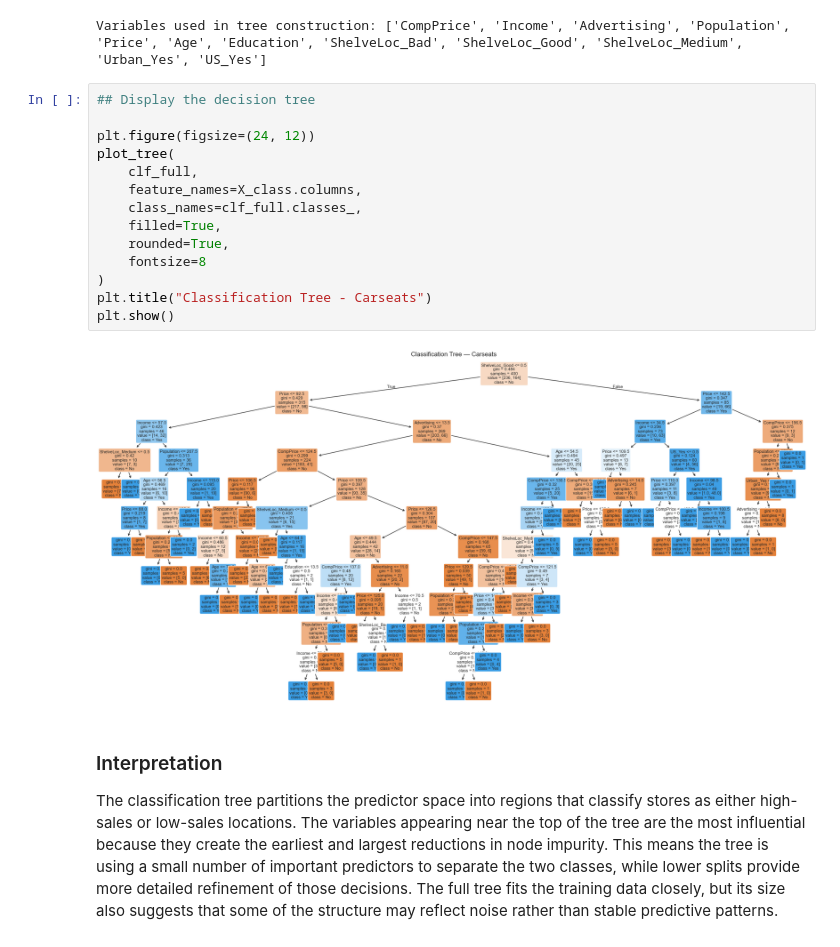
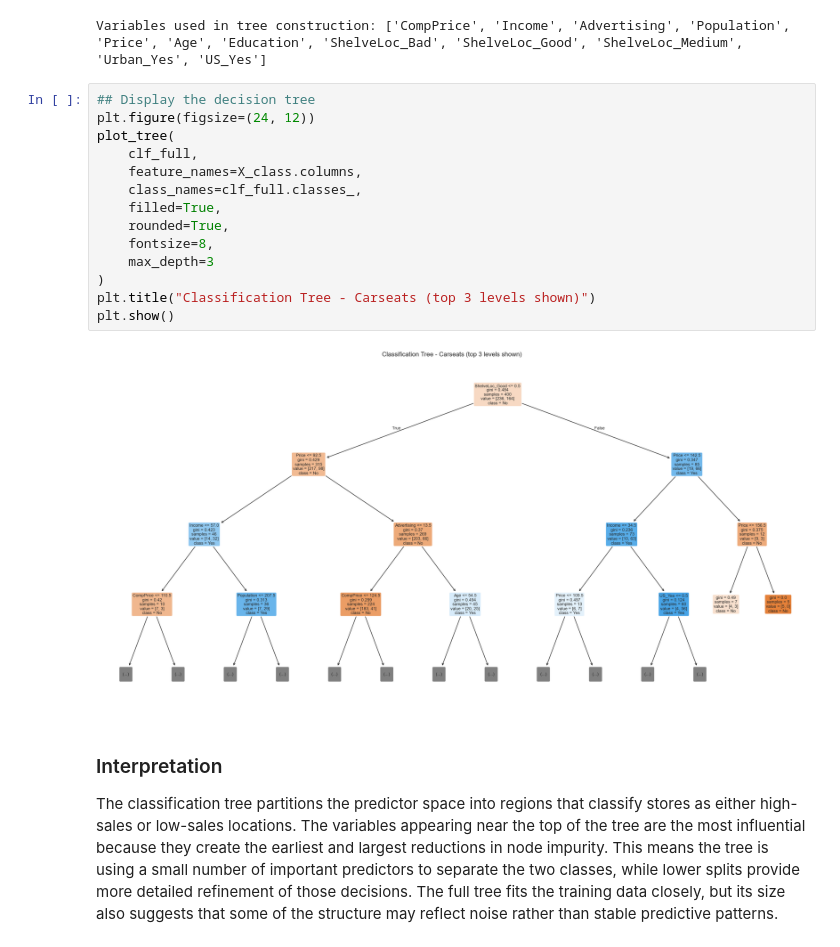
Before and after one commit to LNU4/ML, a Jupyter notebook: A5/A6.ipynb, the cells around one changed output. Saved outputs shown, nothing was run; the diff lists cells and outputs as text.

```diff
--- a/A5/A6.ipynb
+++ b/A5/A6.ipynb
@@ -242,20 +258,20 @@ print("Variables used in tree construction:", used_features_c)
 Variables used in tree construction: ['CompPrice', 'Income', 'Advertising', 'Population', 'Price', 'Age', 'Education', 'ShelveLoc_Bad', 'ShelveLoc_Good', 'ShelveLoc_Medium', 'Urban_Yes', 'US_Yes']
 # %%
 ## Display the decision tree
-
 plt.figure(figsize=(24, 12))
 plot_tree(
     clf_full,
     feature_names=X_class.columns,
     class_names=clf_full.classes_,
     filled=True,
     rounded=True,
-    fontsize=8
+    fontsize=8,
+    max_depth=3
 )
-plt.title("Classification Tree - Carseats")
+plt.title("Classification Tree - Carseats (top 3 levels shown)")
 plt.show()
 # %% [output]
-[figure, old version]
+[figure, new version]
 # %% [markdown]
 ### Interpretation
 
```
Also changed, not shown: parts of 5 cells of this notebook, 1 other file.
